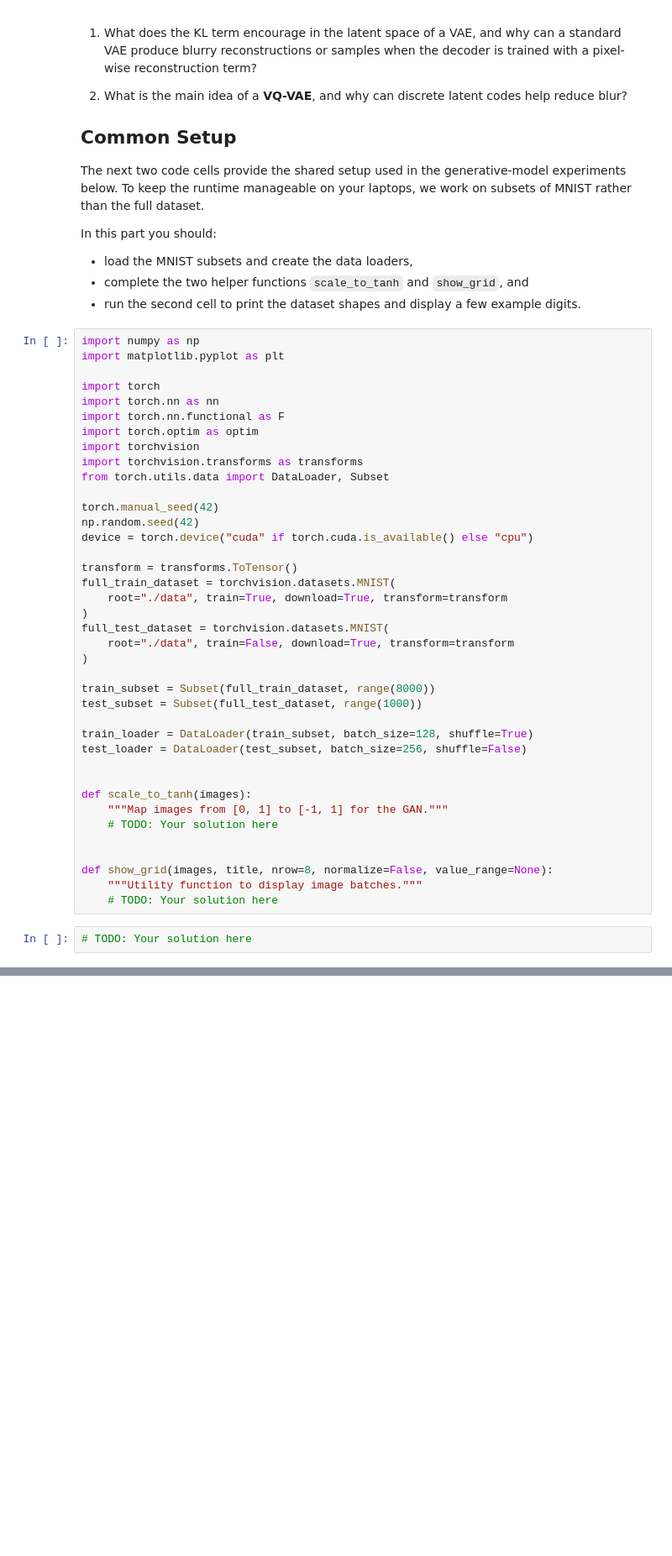
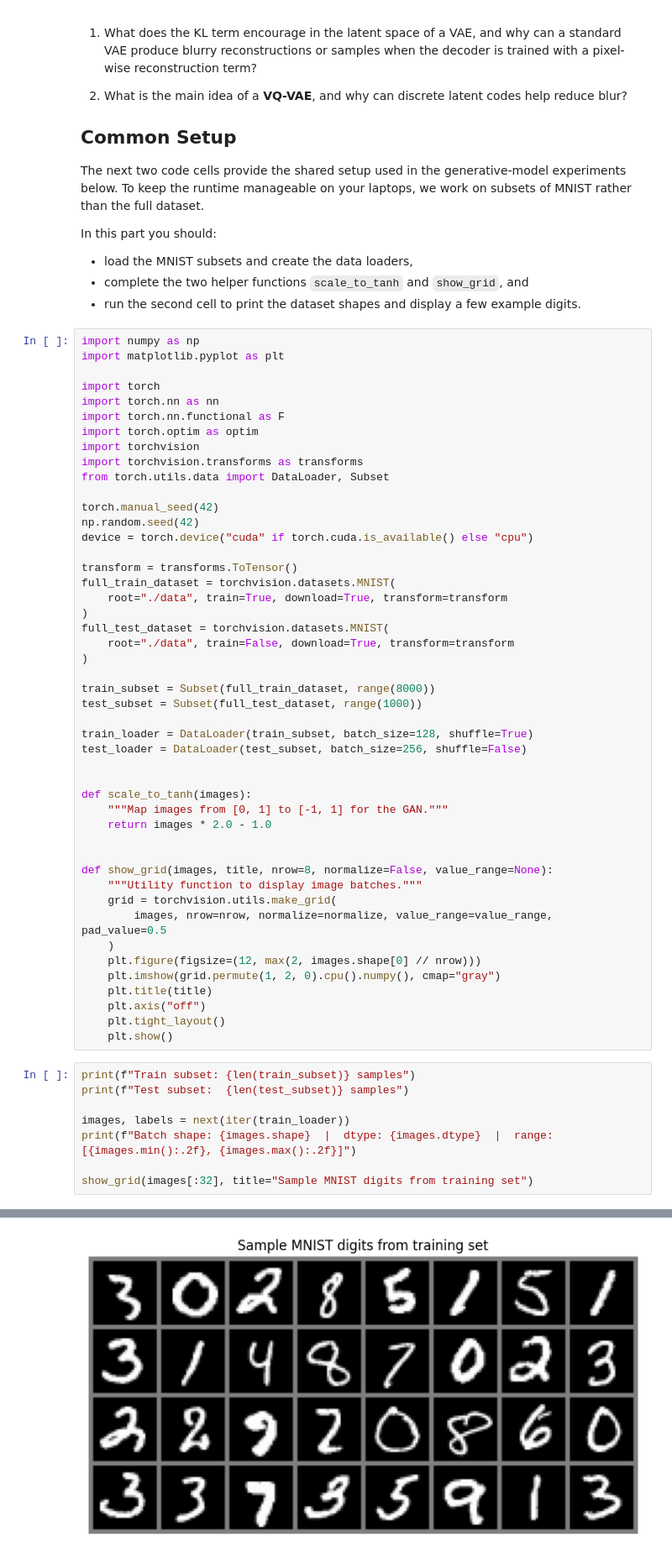
Before and after one commit to opometun/evolution-of-ml-models, a Jupyter notebook: exercise05-vae/exercise05-generative-learning.ipynb, the cells around one changed output, grey strips where cells are left out. Shown at 84% size. Saved outputs shown, nothing was run; the diff lists cells and outputs as text; blank space fills up the shorter version.

```diff
--- a/exercise05-vae/exercise05-generative-learning.ipynb
+++ b/exercise05-vae/exercise05-generative-learning.ipynb
@@ -109,11 +109,26 @@ test_loader = DataLoader(test_subset, batch_size=256, shuffle=False)
 
 def scale_to_tanh(images):
     """Map images from [0, 1] to [-1, 1] for the GAN."""
-    # TODO: Your solution here
+    return images * 2.0 - 1.0
 
 
 def show_grid(images, title, nrow=8, normalize=False, value_range=None):
     """Utility function to display image batches."""
-    # TODO: Your solution here
+    grid = torchvision.utils.make_grid(
+        images, nrow=nrow, normalize=normalize, value_range=value_range, pad_value=0.5
+    )
+    plt.figure(figsize=(12, max(2, images.shape[0] // nrow)))
+    plt.imshow(grid.permute(1, 2, 0).cpu().numpy(), cmap="gray")
+    plt.title(title)
+    plt.axis("off")
+    plt.tight_layout()
+    plt.show()
 # %%
-# TODO: Your solution here
+print(f"Train subset: {len(train_subset)} samples")
+print(f"Test subset:  {len(test_subset)} samples")
+
+images, labels = next(iter(train_loader))
+print(f"Batch shape: {images.shape}  |  dtype: {images.dtype}  |  range: [{images.min():.2f}, {images.max():.2f}]")
+
+show_grid(images[:32], title="Sample MNIST digits from training set")
+# %% [output]
@@ -120,3 +138,4 @@ def show_grid(images, title, nrow=8, normalize=False, value_range=None):
+[figure, added]
 # %% [markdown]
 ## Task 2: VAE on MNIST \[10 points\]
 
```
Also changed, not shown: parts of 10 cells of this notebook.
